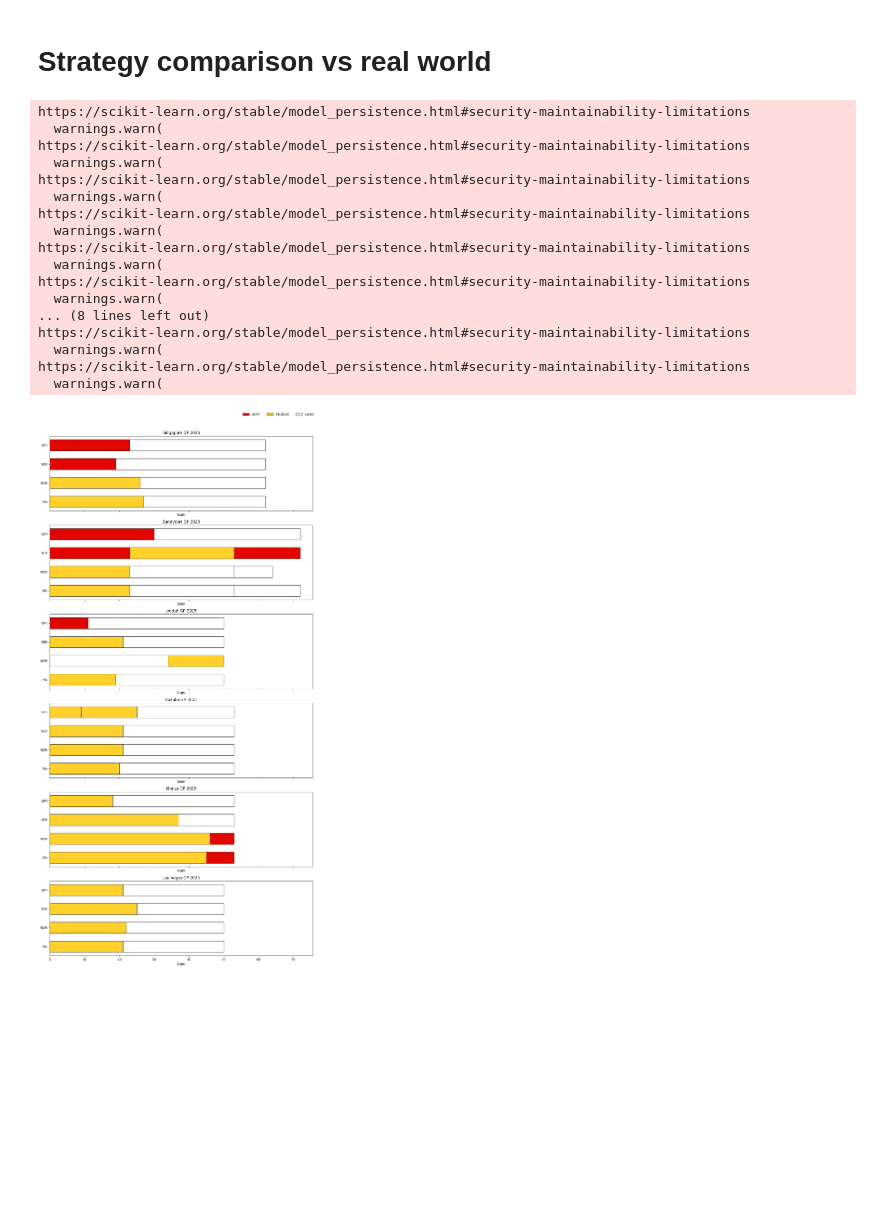
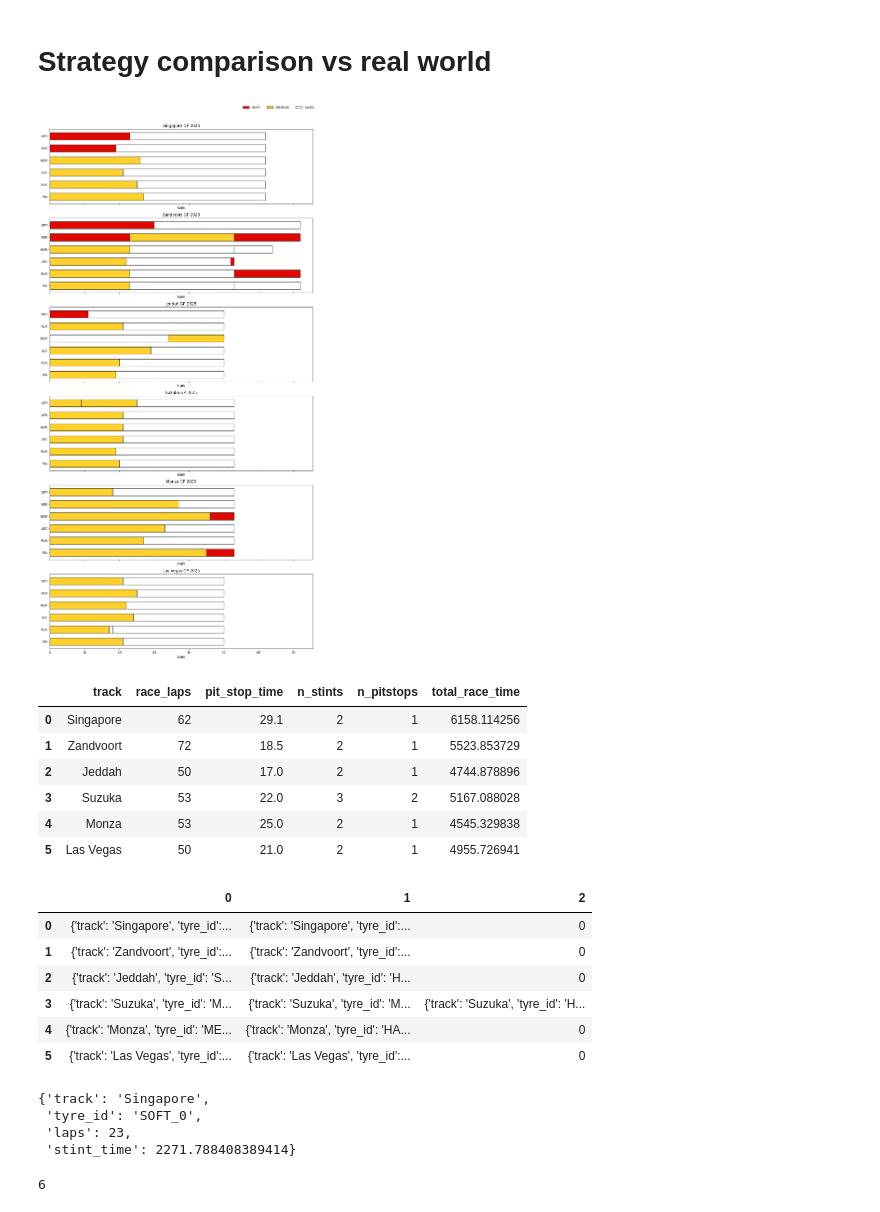
Before and after one commit to SonicRay241/F1-Tyre-Strategy-Optimizer, a Jupyter notebook: notebooks/analysis.ipynb, the cells around one changed output. Drawn from its saved outputs; the diff is of its cells as text; code cells hidden in the pictures; blank space fills up the shorter version.

```diff
--- a/notebooks/analysis.ipynb
+++ b/notebooks/analysis.ipynb
@@ -60,7 +60,7 @@ import pyomo.environ as pyo
 optimizer = F1StrategyOptimizer(
     track="Singapore",
     race_laps=62,
-    pit_stop_overhead=29.1,
+    pit_stop_overhead=30,
     available_tyres=[
         tyre_tuple("SOFT_0", "SOFT", 2),
         tyre_tuple("SOFT_1", "SOFT", 2),
@@ -80,6 +80,8 @@ solver = pyo.SolverFactory("glpk")
 results = solver.solve(model, tee=False)
 
 optimizer.print_results(results, model)
+
+warnings.filterwarnings('ignore')
 # %% [output]
 https://scikit-learn.org/stable/model_persistence.html#security-maintainability-limitations
   warnings.warn(
@@ -187,7 +189,7 @@ We will be using driver number 4, 1, 81, 63, and 16 for analysis (top 5 in the d
 # %%
 # Init for plotting
 
-drivers = [1, 4, 81]
+drivers = [1, 4, 81, 63, 16]
 driver_mapping = {
     0: "OPT",
     1: "VER",
@@ -265,8 +267,6 @@ def plot_driver_strategies_ax(ax, strategies, title):
     ax.invert_yaxis()  # F1-style (top driver on top)
 # %%
 # Creating comparison plot
-import math
-
 fig, axes = plt.subplots(
     nrows=len(races),
     ncols=1,
@@ -295,49 +295,34 @@ for idx, race in enumerate(races):
     model = optimizer.build_model()
 
     solver = pyo.SolverFactory("glpk")
     results = solver.solve(model, tee=False)
 
     df = create_stint_df(2025, optimizer, model)
-    df = df[df["driver_number"].isin([0] + driver_numbers)].copy()
+    df = df[df["driver_number"].isin([0] + drivers)].copy()
     driver_strategies = build_driver_strategies(df)
 
     plot_driver_strategies_ax(
         ax=axes[idx],
         strategies=driver_strategies,
         title=f"{race[0]} GP 2025"
     )
 
 legend_handles = [
     Rectangle((0, 0), 1, 1, color="#e10600", ec="black", label="SOFT"),
     Rectangle((0, 0), 1, 1, color="#ffd12a", ec="black", label="MEDIUM"),
     Rectangle((0, 0), 1, 1, color="#ffffff", ec="black", label="HARD"),
 ]
 
 fig.legend(
     handles=legend_handles,
     loc="upper right",
     ncol=3,
     frameon=False
 )
 
 plt.tight_layout(rect=[0, 0, 1, 0.97])
 plt.show()
+
+warnings.filterwarnings('ignore')
 # %% [output]
-https://scikit-learn.org/stable/model_persistence.html#security-maintainability-limitations
-  warnings.warn(
-https://scikit-learn.org/stable/model_persistence.html#security-maintainability-limitations
-  warnings.warn(
-https://scikit-learn.org/stable/model_persistence.html#security-maintainability-limitations
-  warnings.warn(
-https://scikit-learn.org/stable/model_persistence.html#security-maintainability-limitations
-  warnings.warn(
-https://scikit-learn.org/stable/model_persistence.html#security-maintainability-limitations
-  warnings.warn(
-https://scikit-learn.org/stable/model_persistence.html#security-maintainability-limitations
-  warnings.warn(
-... (8 lines left out)
-https://scikit-learn.org/stable/model_persistence.html#security-maintainability-limitations
-  warnings.warn(
-https://scikit-learn.org/stable/model_persistence.html#security-maintainability-limitations
-  warnings.warn(
-[figure, old version]
+[figure, new version]
@@ -343,0 +404,32 @@ https://scikit-learn.org/stable/model_persistence.html#security-maintainability-
+# %%
+race_summary_df
+# %% [output]
+|  | track | race_laps | pit_stop_time | n_stints | n_pitstops | total_race_time |
+| 0 | Singapore | 62 | 29.1 | 2 | 1 | 6158.114256 |
+| 1 | Zandvoort | 72 | 18.5 | 2 | 1 | 5523.853729 |
+| 2 | Jeddah | 50 | 17.0 | 2 | 1 | 4744.878896 |
+| 3 | Suzuka | 53 | 22.0 | 3 | 2 | 5167.088028 |
+| 4 | Monza | 53 | 25.0 | 2 | 1 | 4545.329838 |
+| 5 | Las Vegas | 50 | 21.0 | 2 | 1 | 4955.726941 |
+# %%
+stint_data_list = stint_data_list.fillna(0)
+stint_data_list
+# %% [output]
+|  | 0 | 1 | 2 |
+| 0 | {'track': 'Singapore', 'tyre_id':... | {'track': 'Singapore', 'tyre_id':... | 0 |
+| 1 | {'track': 'Zandvoort', 'tyre_id':... | {'track': 'Zandvoort', 'tyre_id':... | 0 |
+| 2 | {'track': 'Jeddah', 'tyre_id': 'S... | {'track': 'Jeddah', 'tyre_id': 'H... | 0 |
+| 3 | {'track': 'Suzuka', 'tyre_id': 'M... | {'track': 'Suzuka', 'tyre_id': 'M... | {'track': 'Suzuka', 'tyre_id': 'H... |
+| 4 | {'track': 'Monza', 'tyre_id': 'ME... | {'track': 'Monza', 'tyre_id': 'HA... | 0 |
+| 5 | {'track': 'Las Vegas', 'tyre_id':... | {'track': 'Las Vegas', 'tyre_id':... | 0 |
+# %%
+stint_data_list.iloc[0][0]
+# %% [output]
+{'track': 'Singapore',
+ 'tyre_id': 'SOFT_0',
+ 'laps': 23,
+ 'stint_time': 2271.788408389414}
+# %%
+len(stint_data_list)
+# %% [output]
+6
```
Also changed, not shown: parts of 9 cells of this notebook, 1 other file.
